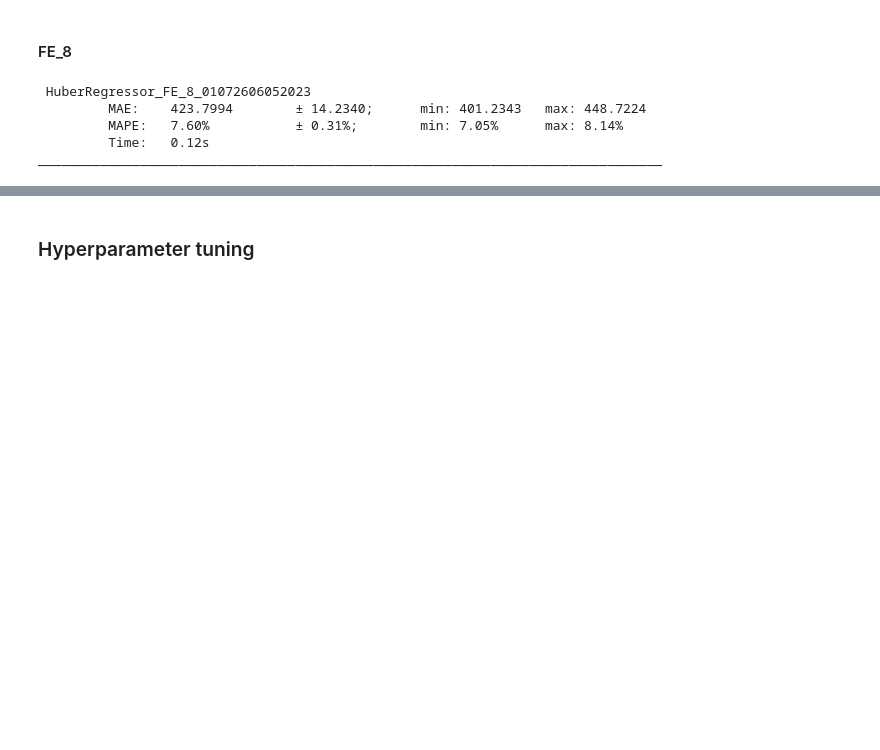
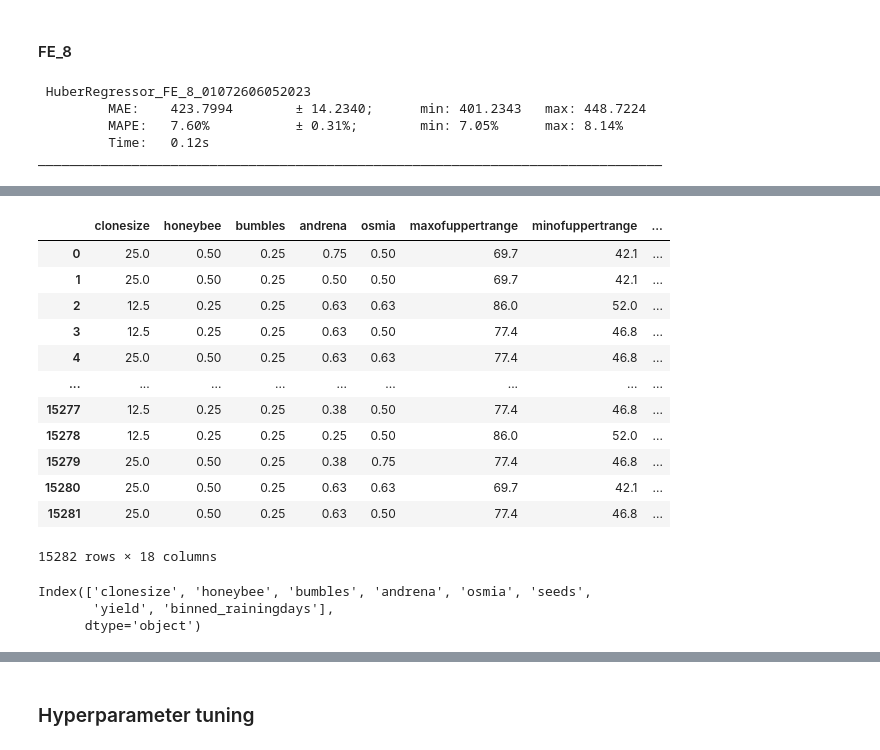
Before and after one commit to tripnv/playgrounds, a Jupyter notebook: 3-14/experiments.ipynb, the cells around one changed output, grey strips where cells are left out. Drawn from its saved outputs; the diff is of its cells as text; code cells hidden in the pictures; blank space fills up the shorter version.

```diff
--- a/3-14/experiments.ipynb
+++ b/3-14/experiments.ipynb
@@ -146,4 +142,6 @@ train_data.reset_index(drop=True, inplace=True)
 # %%
+train_data.reset_index(drop=True, inplace=True)
+train_data.columns = train_data.columns.str.lower()
 X, Y = train_data.drop(['yield'], axis=1), train_data[TARGET]
 # %%
 # Just in case a run has failed
@@ -869,0 +903,8 @@ for model in tqdm(models):
+# %%
+train_data.reset_index(drop=True, inplace=True)
+train_data.columns = train_data.columns.str.lower()
+test_data.columns = test_data.columns.str.lower()
+# %%
+_, rainingdays_bins = pd.cut(train_data.rainingdays, bins = train_data.rainingdays.nunique() + 1, retbins=True, right = True)
+rainingdays_bins = [0, 1, *rainingdays_bins[1:]]
+rainingdays_bins
@@ -869,0 +921,19 @@ for model in tqdm(models):
+# %%
+train_data['binned_rainingdays'] = pd.cut(train_data.rainingdays, bins = rainingdays_bins, retbins=False, right = True).cat.codes
+test_data['binned_rainingdays'] = pd.cut(test_data.rainingdays, bins = rainingdays_bins, retbins=False, right = True).cat.codes
+# %%
+train_data
+# %% [output]
+|  | clonesize | honeybee | bumbles | andrena | osmia | maxofuppertrange | minofuppertrange | ... |
+| 0 | 25.0 | 0.50 | 0.25 | 0.75 | 0.50 | 69.7 | 42.1 | ... |
+| 1 | 25.0 | 0.50 | 0.25 | 0.50 | 0.50 | 69.7 | 42.1 | ... |
+| 2 | 12.5 | 0.25 | 0.25 | 0.63 | 0.63 | 86.0 | 52.0 | ... |
+| 3 | 12.5 | 0.25 | 0.25 | 0.63 | 0.50 | 77.4 | 46.8 | ... |
+| 4 | 25.0 | 0.50 | 0.25 | 0.63 | 0.63 | 77.4 | 46.8 | ... |
+| ... | ... | ... | ... | ... | ... | ... | ... | ... |
+| 15277 | 12.5 | 0.25 | 0.25 | 0.38 | 0.50 | 77.4 | 46.8 | ... |
+| 15278 | 12.5 | 0.25 | 0.25 | 0.25 | 0.50 | 86.0 | 52.0 | ... |
+| 15279 | 25.0 | 0.50 | 0.25 | 0.38 | 0.75 | 77.4 | 46.8 | ... |
+| 15280 | 25.0 | 0.50 | 0.25 | 0.63 | 0.63 | 69.7 | 42.1 | ... |
+| 15281 | 25.0 | 0.50 | 0.25 | 0.63 | 0.50 | 77.4 | 46.8 | ... |
+15282 rows × 18 columns
@@ -869,0 +955,6 @@ for model in tqdm(models):
+# %%
+train_subset.columns
+# %% [output]
+Index(['clonesize', 'honeybee', 'bumbles', 'andrena', 'osmia', 'seeds',
+       'yield', 'binned_rainingdays'],
+      dtype='object')
```
Also changed, not shown: parts of 12 cells of this notebook.
